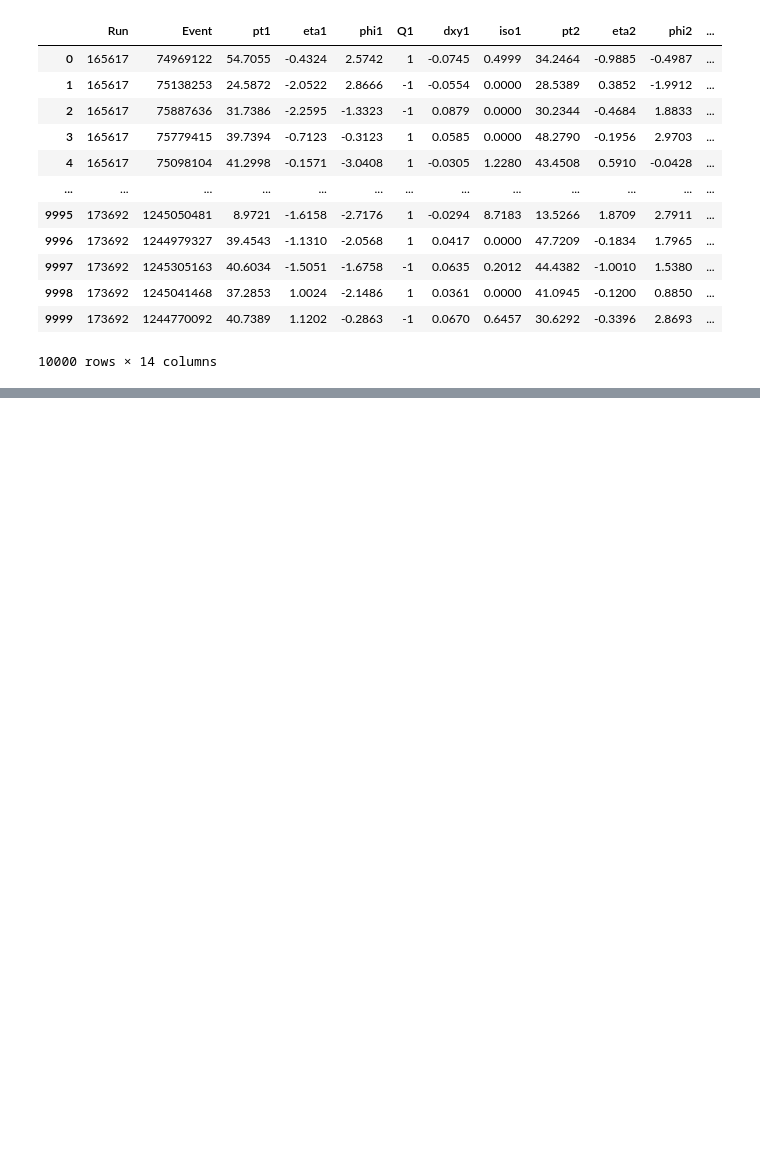
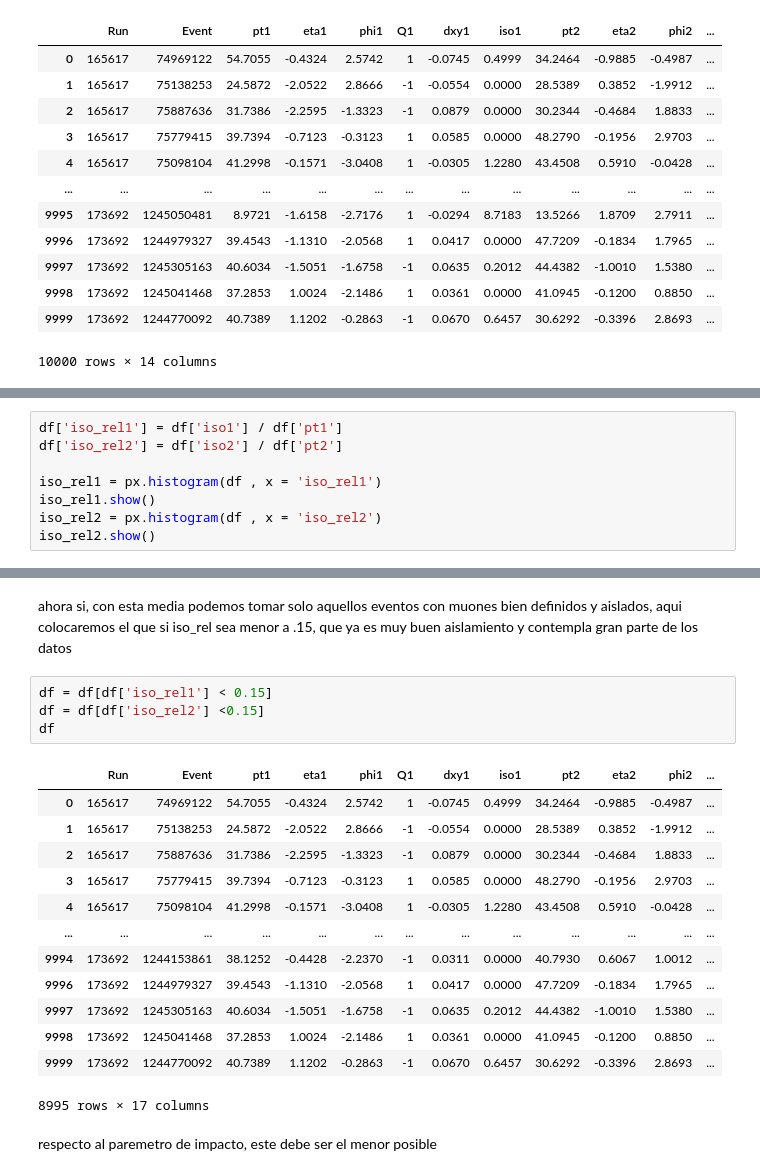
Before and after one commit to ProgramasParaFisicaDeParticulas/lecturadedatosabiertoscmszmumu-elPepino29, a Jupyter notebook: CMSOpenDataZtoMuMu.ipynb, the cells around one changed output, grey strips where cells are left out. Drawn from its saved outputs; the diff is of its cells as text; blank space fills up the shorter version.

```diff
--- a/CMSOpenDataZtoMuMu.ipynb
+++ b/CMSOpenDataZtoMuMu.ipynb
@@ -54,0 +118,8 @@ el sufijo 1 o 2 solo corresponde a si pertenece al muon 1 o 2
+# %%
+df['iso_rel1'] = df['iso1'] / df['pt1']
+df['iso_rel2'] = df['iso2'] / df['pt2']
+
+iso_rel1 = px.histogram(df , x = 'iso_rel1')
+iso_rel1.show()
+iso_rel2 = px.histogram(df , x = 'iso_rel2')
+iso_rel2.show()
@@ -54,0 +129,22 @@ el sufijo 1 o 2 solo corresponde a si pertenece al muon 1 o 2
+# %% [markdown]
+ahora si, con esta media podemos tomar solo aquellos eventos con muones bien definidos y aislados, aqui colocaremos el que si iso_rel sea menor a .15, que ya es muy buen aislamiento y contempla gran parte de los datos
+# %%
+df = df[df['iso_rel1'] < 0.15]
+df = df[df['iso_rel2'] <0.15]
+df
+# %% [output]
+|  | Run | Event | pt1 | eta1 | phi1 | Q1 | dxy1 | iso1 | pt2 | eta2 | phi2 | ... |
+| 0 | 165617 | 74969122 | 54.7055 | -0.4324 | 2.5742 | 1 | -0.0745 | 0.4999 | 34.2464 | -0.9885 | -0.4987 | ... |
+| 1 | 165617 | 75138253 | 24.5872 | -2.0522 | 2.8666 | -1 | -0.0554 | 0.0000 | 28.5389 | 0.3852 | -1.9912 | ... |
+| 2 | 165617 | 75887636 | 31.7386 | -2.2595 | -1.3323 | -1 | 0.0879 | 0.0000 | 30.2344 | -0.4684 | 1.8833 | ... |
+| 3 | 165617 | 75779415 | 39.7394 | -0.7123 | -0.3123 | 1 | 0.0585 | 0.0000 | 48.2790 | -0.1956 | 2.9703 | ... |
+| 4 | 165617 | 75098104 | 41.2998 | -0.1571 | -3.0408 | 1 | -0.0305 | 1.2280 | 43.4508 | 0.5910 | -0.0428 | ... |
+| ... | ... | ... | ... | ... | ... | ... | ... | ... | ... | ... | ... | ... |
+| 9994 | 173692 | 1244153861 | 38.1252 | -0.4428 | -2.2370 | -1 | 0.0311 | 0.0000 | 40.7930 | 0.6067 | 1.0012 | ... |
+| 9996 | 173692 | 1244979327 | 39.4543 | -1.1310 | -2.0568 | 1 | 0.0417 | 0.0000 | 47.7209 | -0.1834 | 1.7965 | ... |
+| 9997 | 173692 | 1245305163 | 40.6034 | -1.5051 | -1.6758 | -1 | 0.0635 | 0.2012 | 44.4382 | -1.0010 | 1.5380 | ... |
+| 9998 | 173692 | 1245041468 | 37.2853 | 1.0024 | -2.1486 | 1 | 0.0361 | 0.0000 | 41.0945 | -0.1200 | 0.8850 | ... |
+| 9999 | 173692 | 1244770092 | 40.7389 | 1.1202 | -0.2863 | -1 | 0.0670 | 0.6457 | 30.6292 | -0.3396 | 2.8693 | ... |
+8995 rows × 17 columns
+# %% [markdown]
+respecto al paremetro de impacto, este debe ser el menor posible
```
Also changed, not shown: parts of 27 cells of this notebook.
